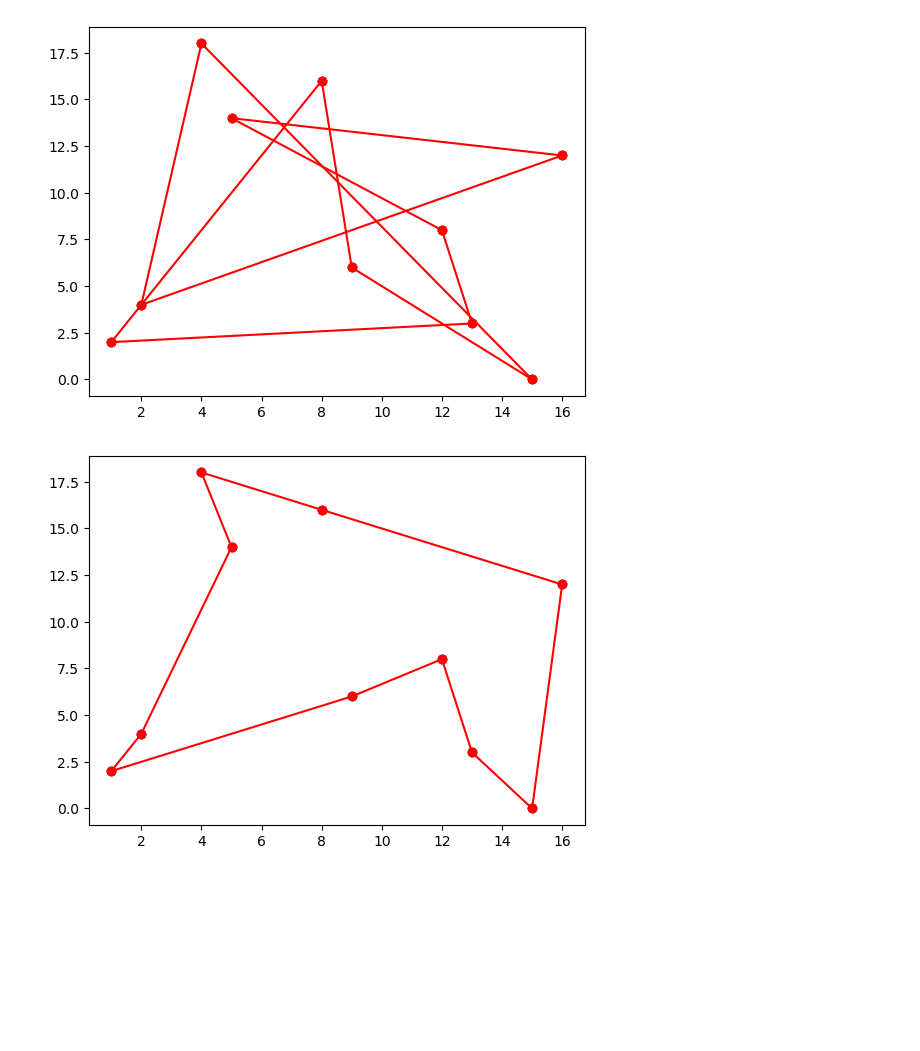
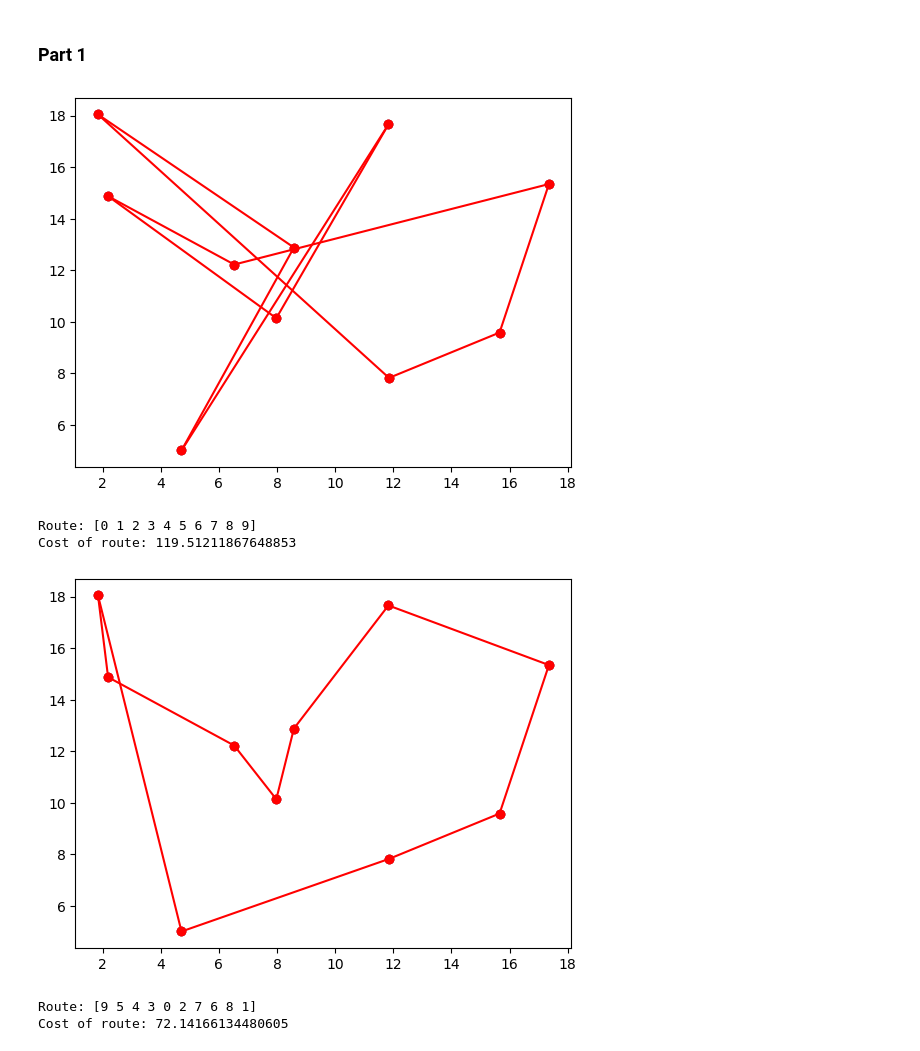
Before and after one commit to s224399/Stoc_sim_2k26, a Jupyter notebook: Exercises(week_1)/Nico/Ex7.ipynb, the cells around one changed output. Drawn from its saved outputs; the diff is of its cells as text; code cells hidden in the pictures; blank space fills up the shorter version.

```diff
--- a/Exercises(week_1)/Nico/Ex7.ipynb
+++ b/Exercises(week_1)/Nico/Ex7.ipynb
@@ -1,17 +1,10 @@
 # %%
 import numpy as np
 import matplotlib.pyplot as plt
-# %%
-def plot_route(points, route):
-    plt.scatter(points[0],points[1])
-    for i in range(n-1):
-        p1 = route[i]
-        p2 = route[i+1]
-        plt.plot([points[0,p1], points[0,p2]], [points[1,p1], points[1,p2]], 'ro-')
-    plt.plot([points[0,route[-1]], points[0,route[0]]], [points[1,route[-1]], points[1,route[0]]], 'ro-')
-    plt.show()
+# %% [markdown]
+### Part 1
 # %%
-def cost(n, route, points):
+def cost(n, route, points, M=None):
     res = 0
     for i in range(n-1):
         p1 = route[i]
@@ -21,7 +14,7 @@ def cost(n, route, points):
     return res
 
 
-def new_route(n, ns, route, rng):
+def swap(n, ns, route, rng):
     new = np.copy(route)
     while(np.sum(new == route) == n):
         p1 = rng.choice(a=ns)
@@ -31,5 +24,18 @@ def new_route(n, ns, route, rng):
         new[p2] = temp
     return new
 
-T = lambda k: 1/(np.sqrt(1+k))
+T1 = lambda k: 1/(np.sqrt(1+k))
+
+T2 = lambda k: 1/(np.log(2+k))
+# %%
+def plot_route(n, points, route, cost, M=None):
+    plt.scatter(points[0],points[1])
+    for i in range(n-1):
+        p1 = route[i]
+        p2 = route[i+1]
+        plt.plot([points[0,p1], points[0,p2]], [points[1,p1], points[1,p2]], 'ro-')
+    plt.plot([points[0,route[-1]], points[0,route[0]]], [points[1,route[-1]], points[1,route[0]]], 'ro-')
+    plt.show()
+    print(f'Route: {route}')
+    print(f'Cost of route: {cost(n, route, points, M)}')
 # %%
@@ -58,19 +64,22 @@ rng = np.random.default_rng(seed=seed)
 
 n = 10
 ns = np.array([i for i in range(n)])
-coords = np.array([i for i in range(21)])
-points = rng.choice(a=coords, size=(2,n))
+points = rng.uniform(low=0, high=20, size=(2,n))
 
 start_route = np.array([i for i in range(n)])
 
-kmax = 10_000
+kmax = 1_000
 
-res = ex7_part1(n=n, ns=ns, start=start_route, points=points, cost=cost, new_route=new_route, T=T, kmax=kmax, rng=rng)
+res = ex7_part1(n=n, ns=ns, start=start_route, points=points, cost=cost, new_route=swap, T=T1, kmax=kmax, rng=rng)
 # %%
-plot_route(points, start_route)
+plot_route(n, points, start_route, cost=cost, M=None)
 # %% [output]
-[figure, old version]
+[figure, new version]
+Route: [0 1 2 3 4 5 6 7 8 9]
+Cost of route: 119.51211867648853
 # %%
-plot_route(points, res)
+plot_route(n, points, res, cost=cost, M=None)
 # %% [output]
-[figure, old version]
+[figure, new version]
+Route: [9 5 4 3 0 2 7 6 8 1]
+Cost of route: 72.14166134480605
```
Also changed, not shown: parts of 9 cells of this notebook, 1 other file.
